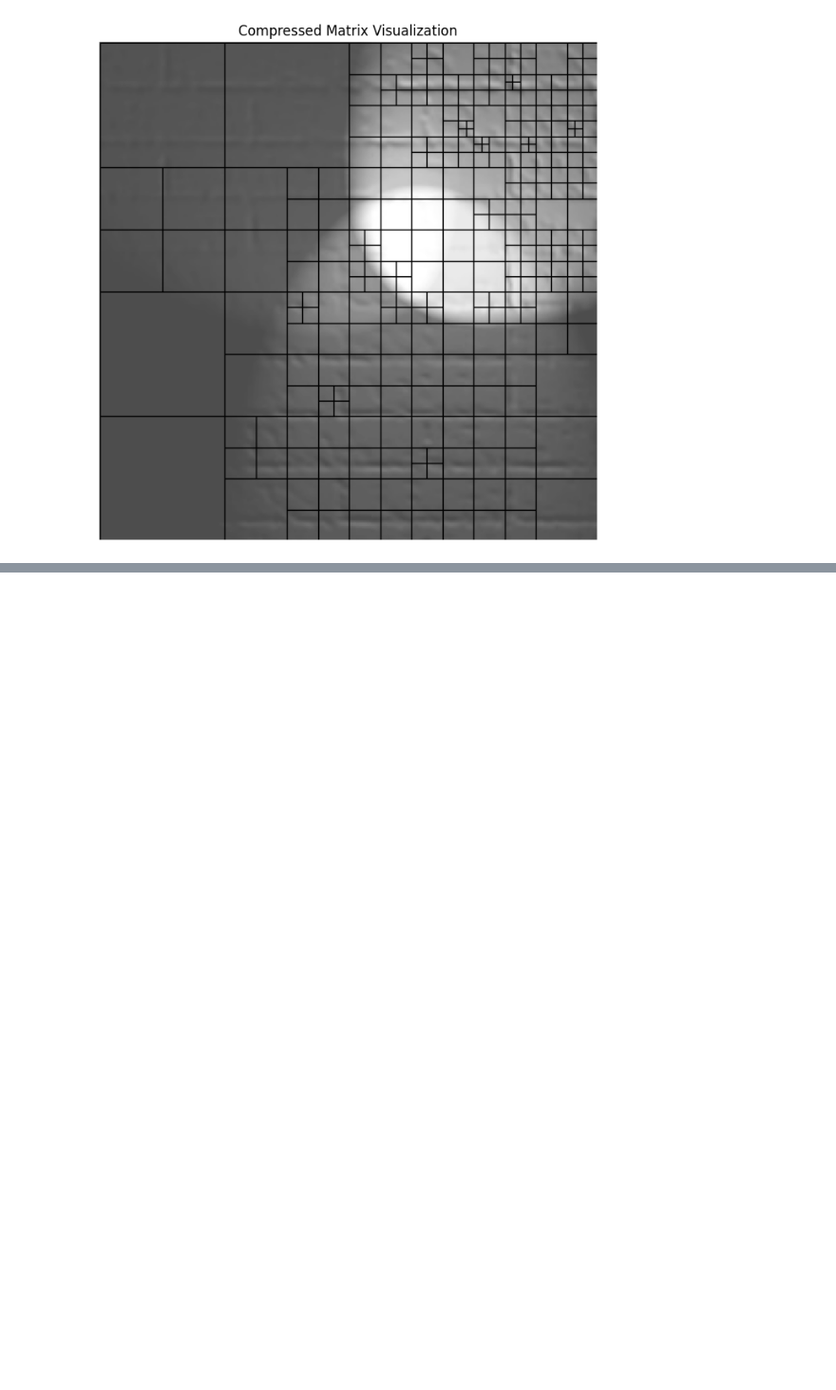
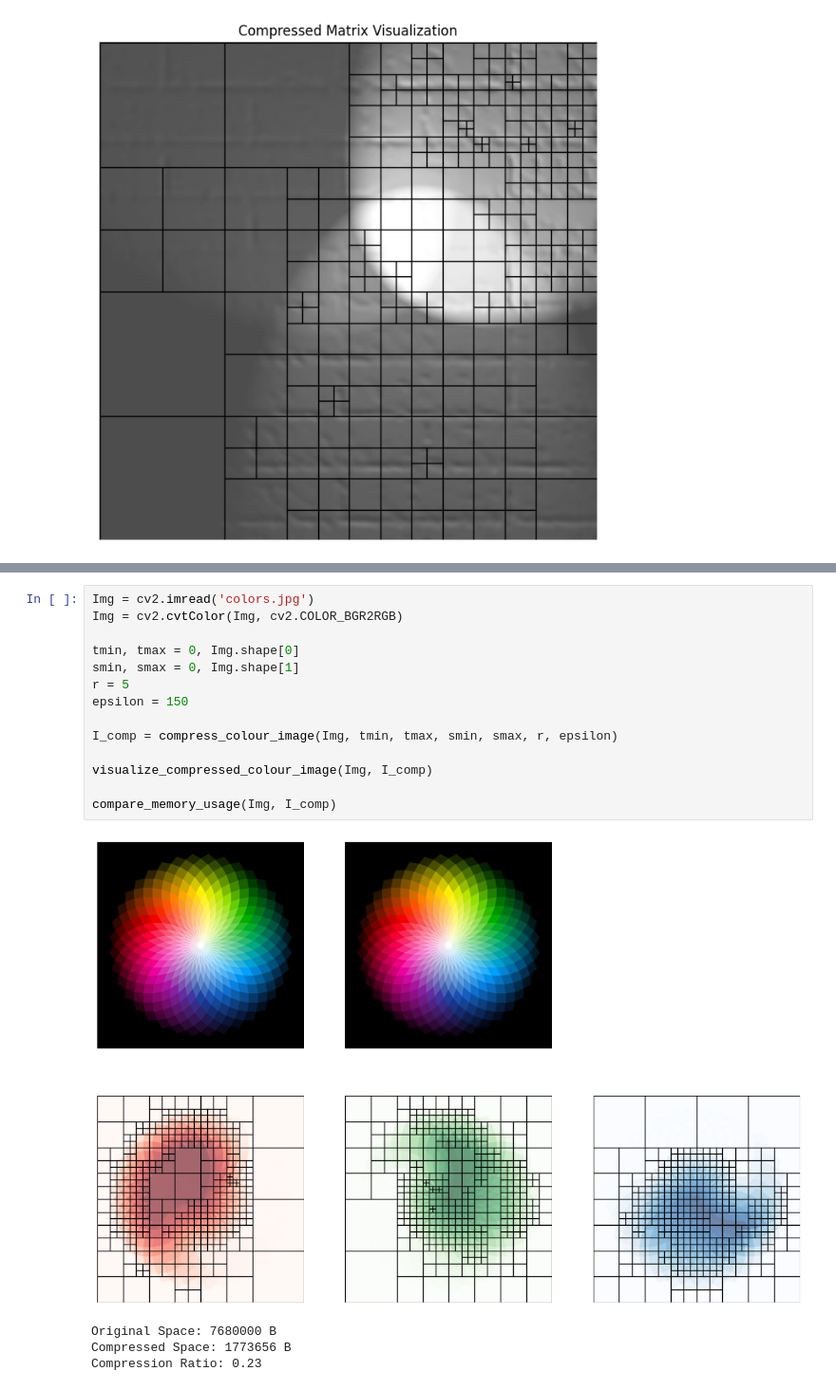
Before and after one commit to mpodmokly/matrix-algorithms, a Jupyter notebook: Zad3/zad3.ipynb, the cells around one changed output, grey strips where cells are left out. Shown at 95% size. Cells and saved outputs as stored; diff of their text form; blank space fills up the shorter version.

```diff
--- a/Zad3/zad3.ipynb
+++ b/Zad3/zad3.ipynb
@@ -226,0 +250,19 @@ visualize_compressed_matrix(matrix, root)
+# %%
+Img = cv2.imread('colors.jpg')
+Img = cv2.cvtColor(Img, cv2.COLOR_BGR2RGB)
+
+tmin, tmax = 0, Img.shape[0]
+smin, smax = 0, Img.shape[1]
+r = 5
+epsilon = 150
+
+I_comp = compress_colour_image(Img, tmin, tmax, smin, smax, r, epsilon)
+
+visualize_compressed_colour_image(Img, I_comp)
+
+compare_memory_usage(Img, I_comp)
+# %% [output]
+[figure, added]
+Original Space: 7680000 B
+Compressed Space: 1773656 B
+Compression Ratio: 0.23
```
Also changed, not shown: parts of 3 cells of this notebook, 3 other files.
